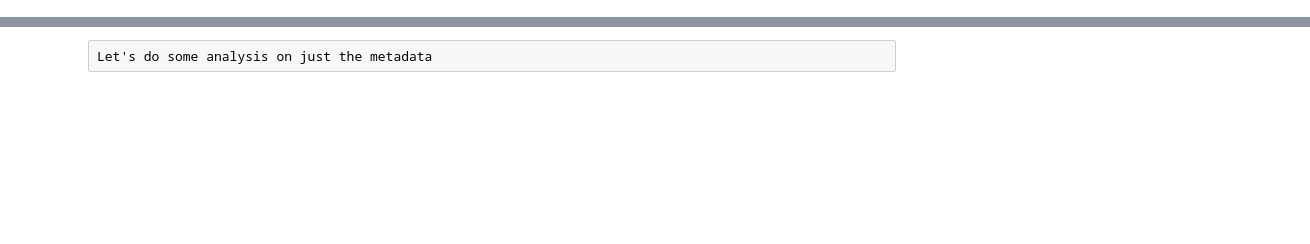
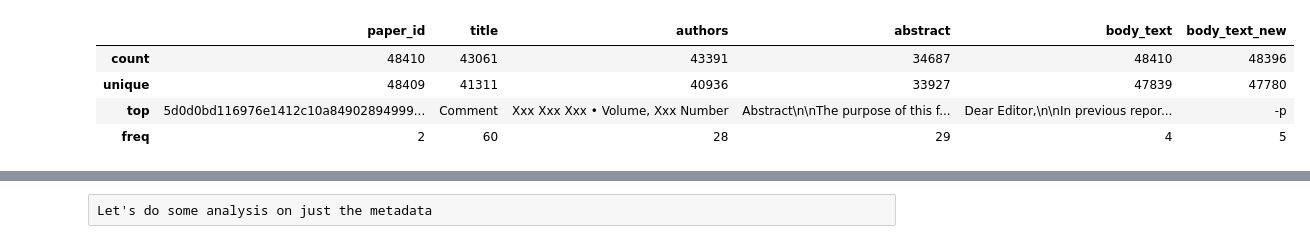
Before and after one commit to rtg901111/Corona-NLP-Project, a Jupyter notebook: Project.ipynb, the cells around one changed output, grey strips where cells are left out. Cells and saved outputs as stored; diff of their text form; code cells hidden in the pictures; blank space fills up the shorter version.

```diff
--- a/Project.ipynb
+++ b/Project.ipynb
@@ -306,0 +46,8 @@ def SearchDocument(query,size=1000):
+# %%
+data.describe()
+# %% [output]
+|  | paper_id | title | authors | abstract | body_text | body_text_new |
+| count | 48410 | 43061 | 43391 | 34687 | 48410 | 48396 |
+| unique | 48409 | 41311 | 40936 | 33927 | 47839 | 47780 |
+| top | 5d0d0bd116976e1412c10a84902894999... | Comment | Xxx Xxx Xxx • Volume, Xxx Number | Abstract\n\nThe purpose of this f... | Dear Editor,\n\nIn previous repor... | -p |
+| freq | 2 | 60 | 28 | 29 | 4 | 5 |
```
Also changed, not shown: parts of 73 cells of this notebook, 2 other files.
